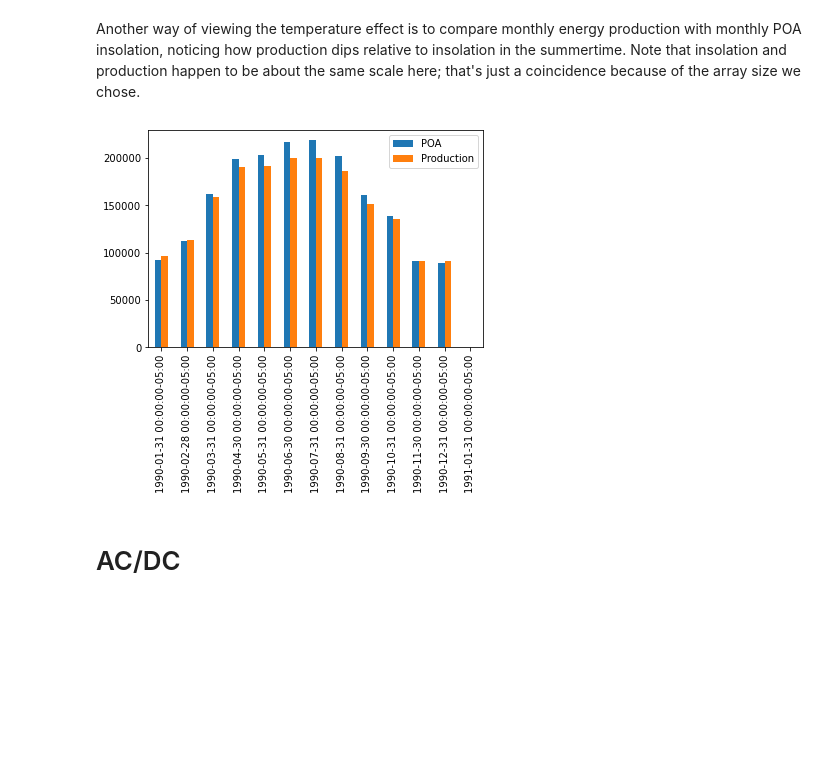
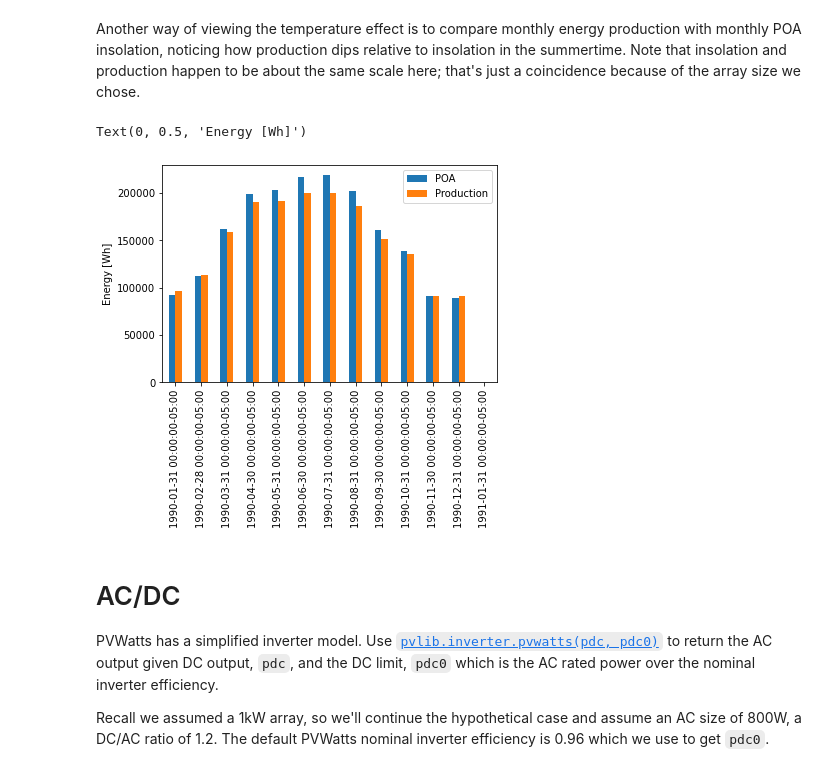
Before and after one commit to PV-Tutorials/pyData-2021-Solar-PV-Modeling, a Jupyter notebook: Tutorial 5 - Array Power.ipynb, the cells around one changed output. Saved outputs shown, nothing was run; the diff lists cells and outputs as text; code cells hidden in the pictures; blank space fills up the shorter version.

Commit message:
add AC models to tut5 and tutA

```diff
--- a/Tutorial 5 - Array Power.ipynb
+++ b/Tutorial 5 - Array Power.ipynb
@@ -99,11 +99,11 @@ Another way of viewing the temperature effect is to compare monthly energy produ
 # %%
 df_plot = pd.DataFrame({
     'POA': tracker_poa,
     'Production': array_power,
 })
 # summing hourly power (W) gives (W h)
-df_plot.resample('M').sum().plot.bar();
+df_plot.resample('M').sum().plot.bar()
+plt.ylabel('Energy [Wh]')
 # %% [output]
+Text(0, 0.5, 'Energy [Wh]')
-[figure, old version]
+[figure, new version]
-# %% [markdown]
-# AC/DC
@@ -111,0 +110,5 @@ df_plot.resample('M').sum().plot.bar();
+# %% [markdown]
+# AC/DC
+PVWatts has a simplified inverter model. Use [`pvlib.inverter.pvwatts(pdc, pdc0)`](https://pvlib-python.readthedocs.io/en/stable/generated/pvlib.inverter.pvwatts.html) to return the AC output given DC output, `pdc`, and the DC limit, `pdc0` which is the AC rated power over the nominal inverter efficiency.
+
+Recall we assumed a 1kW array, so we'll continue the hypothetical case and assume an AC size of 800W, a DC/AC ratio of 1.2. The default PVWatts nominal inverter efficiency is 0.96 which we use to get `pdc0`.
```
Also changed, not shown: parts of 3 cells of this notebook, 1 other file.
